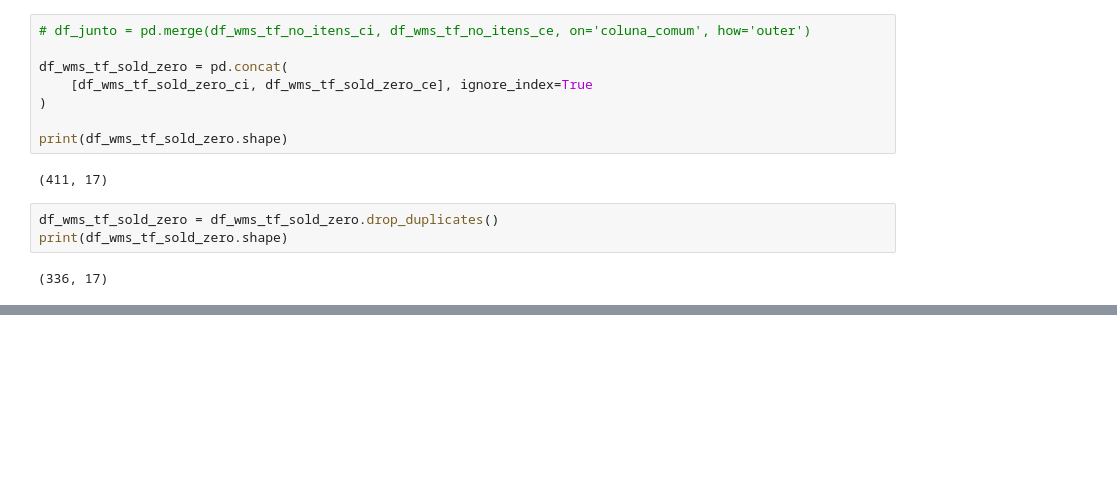
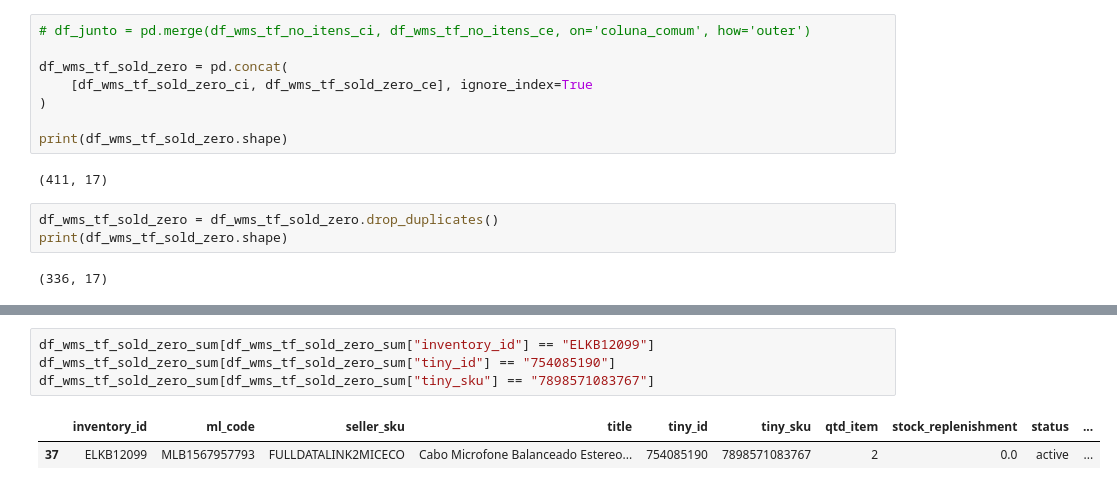
Before and after one commit to lpcoutinho/mcenter_streamlit, a Jupyter notebook: Notebooks/calculando_envio_fulfillment.ipynb, the cells around one changed output, grey strips where cells are left out. Saved outputs shown, nothing was run; the diff lists cells and outputs as text; blank space fills up the shorter version.

```diff
--- a/Notebooks/calculando_envio_fulfillment.ipynb
+++ b/Notebooks/calculando_envio_fulfillment.ipynb
@@ -1527,0 +1636,7 @@ df_wms_tf_sold_zero
+# %%
+df_wms_tf_sold_zero_sum[df_wms_tf_sold_zero_sum["inventory_id"] == "ELKB12099"]
+df_wms_tf_sold_zero_sum[df_wms_tf_sold_zero_sum["tiny_id"] == "754085190"]
+df_wms_tf_sold_zero_sum[df_wms_tf_sold_zero_sum["tiny_sku"] == "7898571083767"]
+# %% [output]
+|  | inventory_id | ml_code | seller_sku | title | tiny_id | tiny_sku | qtd_item | stock_replenishment | status | ... |
+| 37 | ELKB12099 | MLB1567957793 | FULLDATALINK2MICECO | Cabo Microfone Balanceado Estereo... | 754085190 | 7898571083767 | 2 | 0.0 | active | ... |
```
Also changed, not shown: parts of 12 cells of this notebook, 3 other files.
